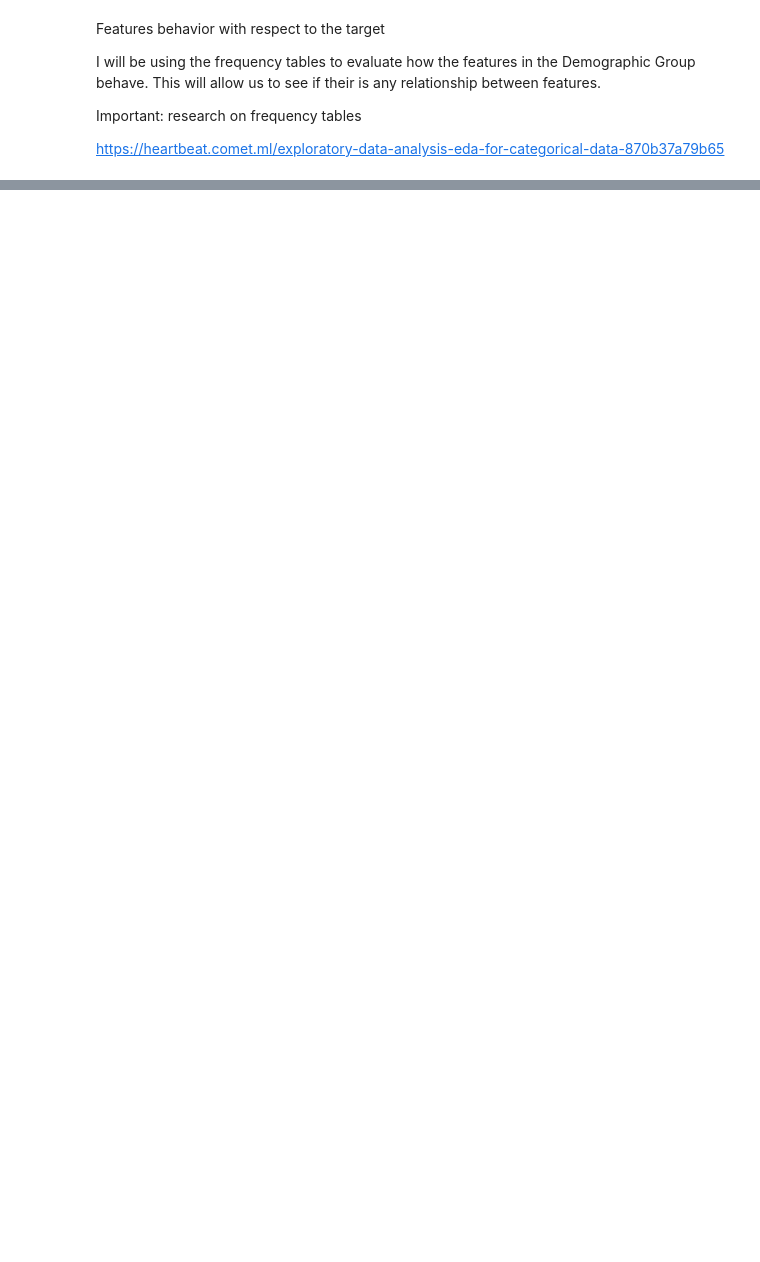
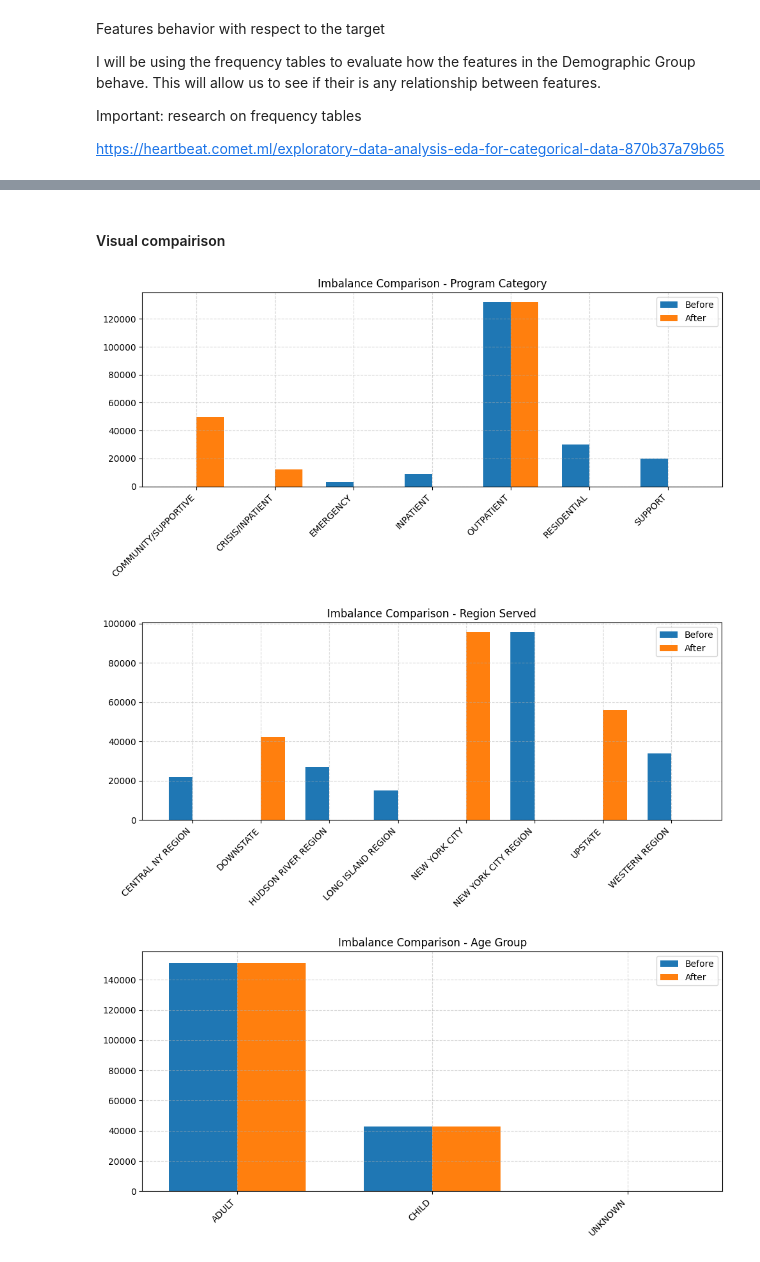
Before and after one commit to rdmouhouadi/Mental_Health_State_Prediction, a Jupyter notebook: Notebooks/EDA_&_Data_Preprocessing.ipynb, the cells around one changed output, grey strips where cells are left out. Saved outputs shown, nothing was run; the diff lists cells and outputs as text; code cells hidden in the pictures; blank space fills up the shorter version.

Commit message:
Demographic group feature merging

```diff
--- a/Notebooks/EDA_&_Data_Preprocessing.ipynb
+++ b/Notebooks/EDA_&_Data_Preprocessing.ipynb
@@ -202,0 +376,7 @@ Region served and Three digit columns can be replace by Living area with values
+# %%
+# Apply to demographic dataset
+Demographic_cat_agg = apply_all_aggregations(new_dem_grp)
+
+# check unique values after aggregation
+for col in Demographic_cat_agg.columns:
+    print(f"{col} → {Demographic_cat_agg[col].unique()}")
@@ -202,0 +400,12 @@ Region served and Three digit columns can be replace by Living area with values
+# %%
+#Let's check again the imbalace between "Yes" an "No" in the target column "Mental Illness"
+
+for col in Demographic_cat_agg.columns[1:-2]:
+    freq, rel = frequency_table(Demographic_cat_agg, "Mental Illness", col)
+    print("Two-way frequency table")
+    print(freq)
+    #print("Two-way relative frequency table")
+    #print(rel)
+    print("------" * 15)
+    print()
+    print()
@@ -202,0 +430,49 @@ Region served and Three digit columns can be replace by Living area with values
+# %% [markdown]
+#### Visual compairison
+# %%
+# Using Matplotlib
+
+# Example list of columns you want to compare
+'''columns_to_compare = [
+    'Program Category', 'Region Served', 'Age Group', 'Sex', 'Transgender',
+    'Sexual Orientation', 'Hispanic Ethnicity', 'Race', 'Preferred Language',
+    'Religious Preference', 'Veteran Status'
+]'''
+
+columns_to_compare = new_dem_grp.columns[1:-2]
+
+# Assuming: df_original = original DataFrame before aggregation
+#           df_aggregated = DataFrame after aggregation
+
+for col in columns_to_compare:
+    fig, ax = plt.subplots(figsize=(10, 5))
+
+    # Original counts
+    original_counts = new_dem_grp[col].value_counts().sort_index()
+
+    # Aggregated counts
+    aggregated_counts = Demographic_cat_agg[col].value_counts().sort_index()
+
+    # Align index (union of both sets of categories)
+    all_categories = sorted(set(original_counts.index).union(set(aggregated_counts.index)))
+    original_counts = original_counts.reindex(all_categories, fill_value=0)
+    aggregated_counts = aggregated_counts.reindex(all_categories, fill_value=0)
+
+    x = range(len(all_categories))
+    width = 0.35
+
+    ax.bar(x, original_counts, width=width, label='Before', align='center')
+    ax.bar([i + width for i in x], aggregated_counts, width=width, label='After', align='center')
+
+    ax.set_xticks([i + width / 2 for i in x])
+    ax.set_xticklabels(all_categories, rotation=45, ha='right')
+    ax.set_title(f'Imbalance Comparison - {col}')
+    ax.legend()
+    ax.grid(True, linestyle='--', alpha=0.5)
+
+    plt.tight_layout()
+    plt.show()
+# %% [output]
+[figure, added]
+[figure, added]
+[figure, added]
```
Also changed, not shown: parts of 22 cells of this notebook.
